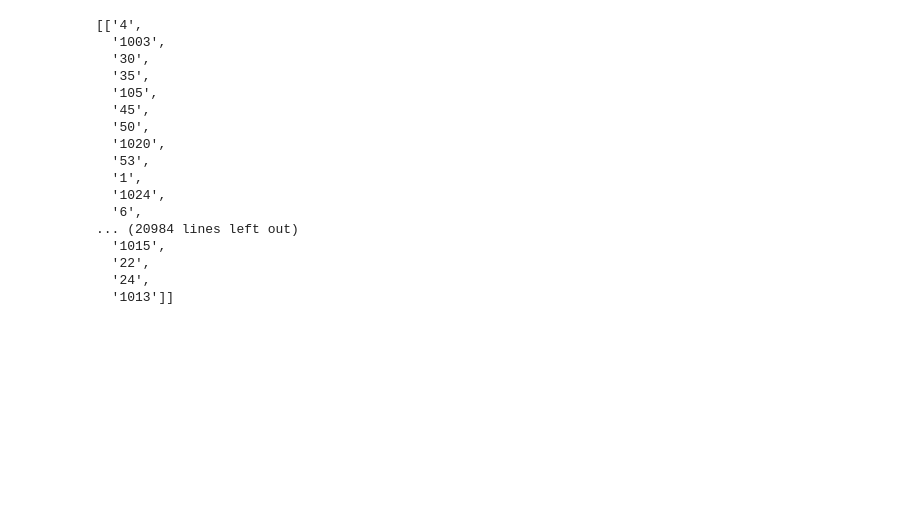
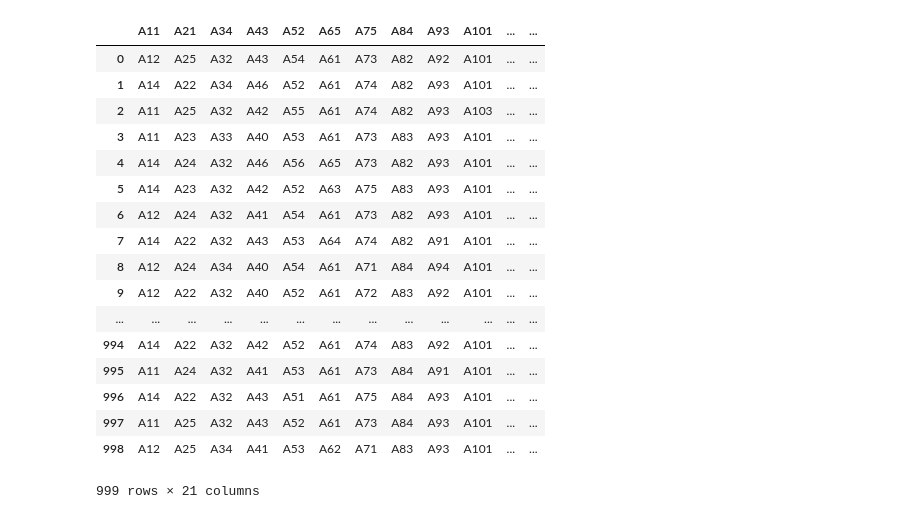
Before and after one commit to bitmapup/prefixspanr, a Jupyter notebook: Asociation Rules/Assoc Rules German.ipynb, the cells around one changed output. Saved outputs shown, nothing was run; the diff lists cells and outputs as text; code cells hidden in the pictures; blank space fills up the shorter version.

Commit message:
fix soft inclusion bugs, arrange some results files, modify assoc rules notebooks, add german dataset attributes description, add german dataset diferent enconding

```diff
--- a/Asociation Rules/Assoc Rules German.ipynb
+++ b/Asociation Rules/Assoc Rules German.ipynb
@@ -14,22 +1,32 @@ with open(path_res) as csv_file:
-# %%
-transactions
-# %% [output]
-[['4',
-  '1003',
-  '30',
-  '35',
-  '105',
-  '45',
-  '50',
-  '1020',
-  '53',
-  '1',
-  '1024',
-  '6',
-... (20984 lines left out)
-  '1015',
-  '22',
-  '24',
-  '1013']]
+# %%
+import csv
+import pandas as pd
+import matplotlib.pyplot as plt
+
+transactions = []
+
+data = "german_encoded.csv"
+df = pd.read_csv(data, sep=",", decimal=".")
+# %%
+df
+# %% [output]
+|  | A11 | A21 | A34 | A43 | A52 | A65 | A75 | A84 | A93 | A101 | ... | ... |
+| 0 | A12 | A25 | A32 | A43 | A54 | A61 | A73 | A82 | A92 | A101 | ... | ... |
+| 1 | A14 | A22 | A34 | A46 | A52 | A61 | A74 | A82 | A93 | A101 | ... | ... |
+| 2 | A11 | A25 | A32 | A42 | A55 | A61 | A74 | A82 | A93 | A103 | ... | ... |
+| 3 | A11 | A23 | A33 | A40 | A53 | A61 | A73 | A83 | A93 | A101 | ... | ... |
+| 4 | A14 | A24 | A32 | A46 | A56 | A65 | A73 | A82 | A93 | A101 | ... | ... |
+| 5 | A14 | A23 | A32 | A42 | A52 | A63 | A75 | A83 | A93 | A101 | ... | ... |
+| 6 | A12 | A24 | A32 | A41 | A54 | A61 | A73 | A82 | A93 | A101 | ... | ... |
+| 7 | A14 | A22 | A32 | A43 | A53 | A64 | A74 | A82 | A91 | A101 | ... | ... |
+| 8 | A12 | A24 | A34 | A40 | A54 | A61 | A71 | A84 | A94 | A101 | ... | ... |
+| 9 | A12 | A22 | A32 | A40 | A52 | A61 | A72 | A83 | A92 | A101 | ... | ... |
+| ... | ... | ... | ... | ... | ... | ... | ... | ... | ... | ... | ... | ... |
+| 994 | A14 | A22 | A32 | A42 | A52 | A61 | A74 | A83 | A92 | A101 | ... | ... |
+| 995 | A11 | A24 | A32 | A41 | A53 | A61 | A73 | A84 | A91 | A101 | ... | ... |
+| 996 | A14 | A22 | A32 | A43 | A51 | A61 | A75 | A84 | A93 | A101 | ... | ... |
+| 997 | A11 | A25 | A32 | A43 | A52 | A61 | A73 | A84 | A93 | A101 | ... | ... |
+| 998 | A12 | A25 | A34 | A41 | A53 | A62 | A71 | A83 | A93 | A101 | ... | ... |
+999 rows × 21 columns
 # %%
 from pymining import itemmining
```
Also changed, not shown: parts of 4 cells of this notebook, 43 other files.
